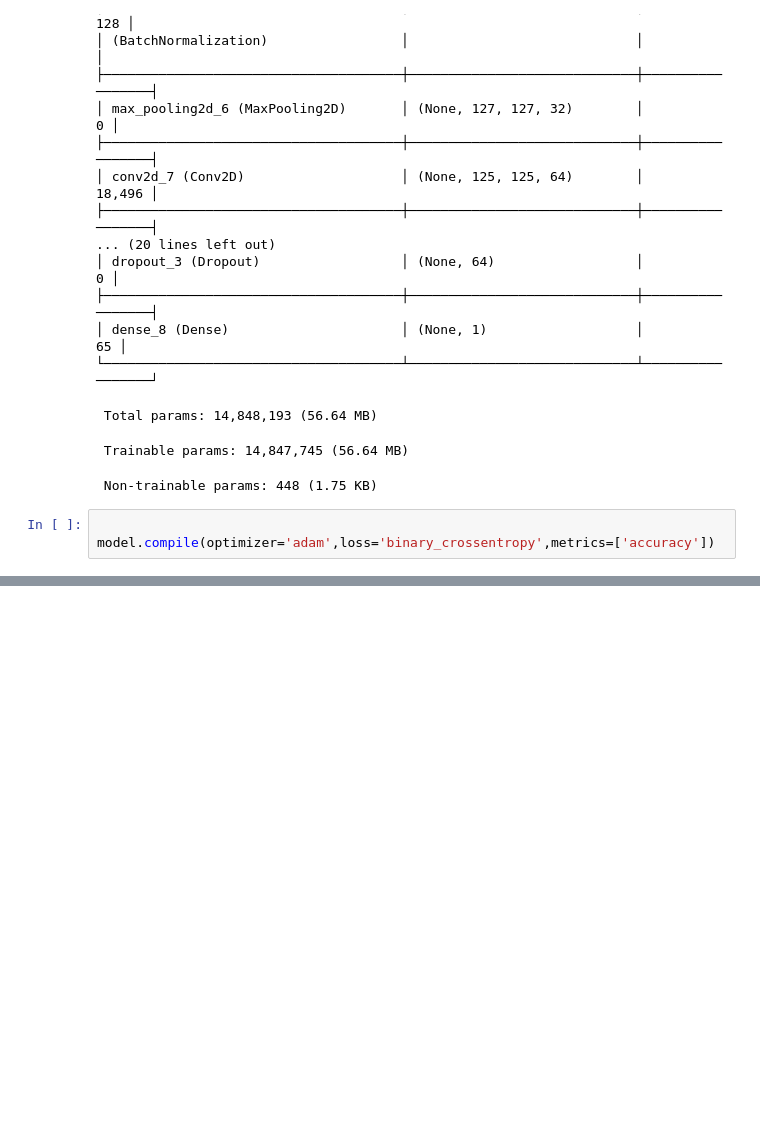
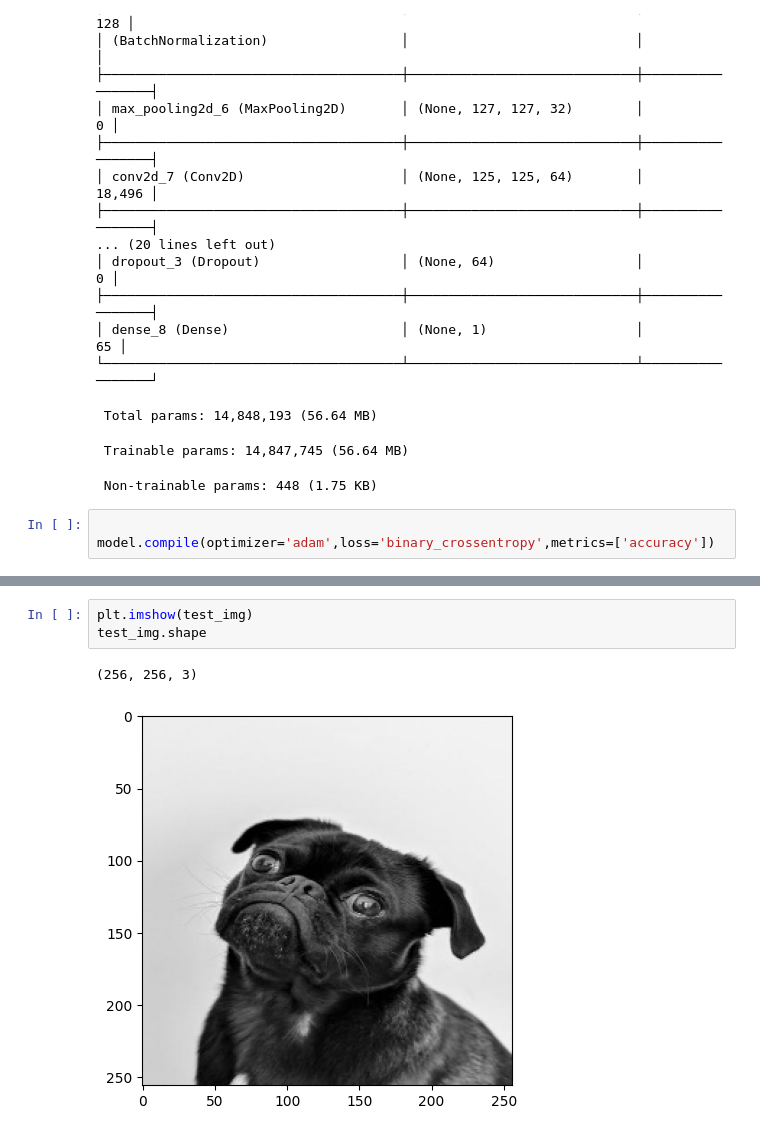
Before and after one commit to iamkanhaiyakumar/Detect-the-PPE-Kit-in-Automobile-Manufacturing-Project, a Jupyter notebook: TensorFlow_And_CV2_project.ipynb, the cells around one changed output, grey strips where cells are left out. Cells and saved outputs as stored; diff of their text form; blank space fills up the shorter version.

```diff
--- a/TensorFlow_And_CV2_project.ipynb
+++ b/TensorFlow_And_CV2_project.ipynb
@@ -159,0 +178,6 @@ target_img=target_img/255
+# %%
+plt.imshow(test_img)
+test_img.shape
+# %% [output]
+(256, 256, 3)
+[figure, added]
```
Also changed, not shown: parts of 13 cells of this notebook.
